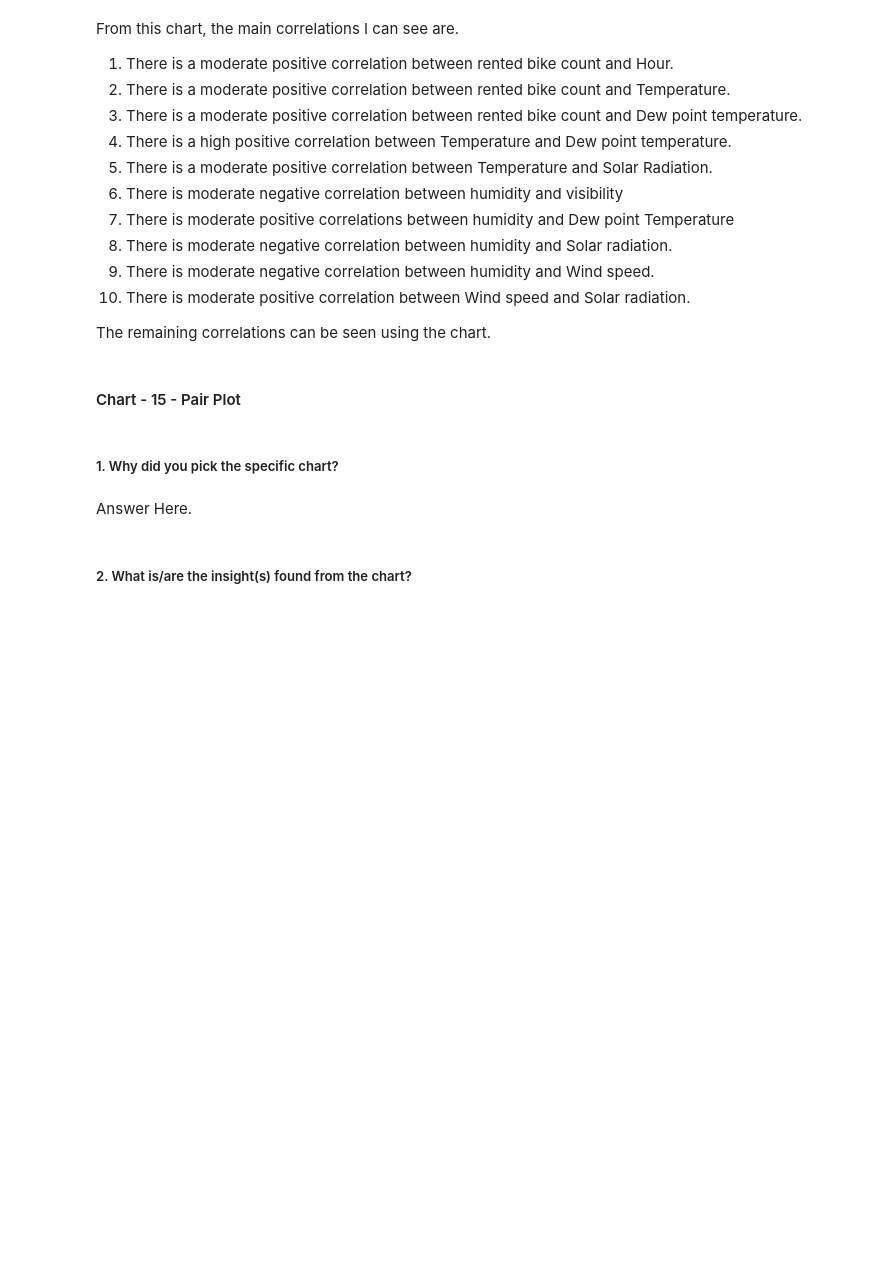
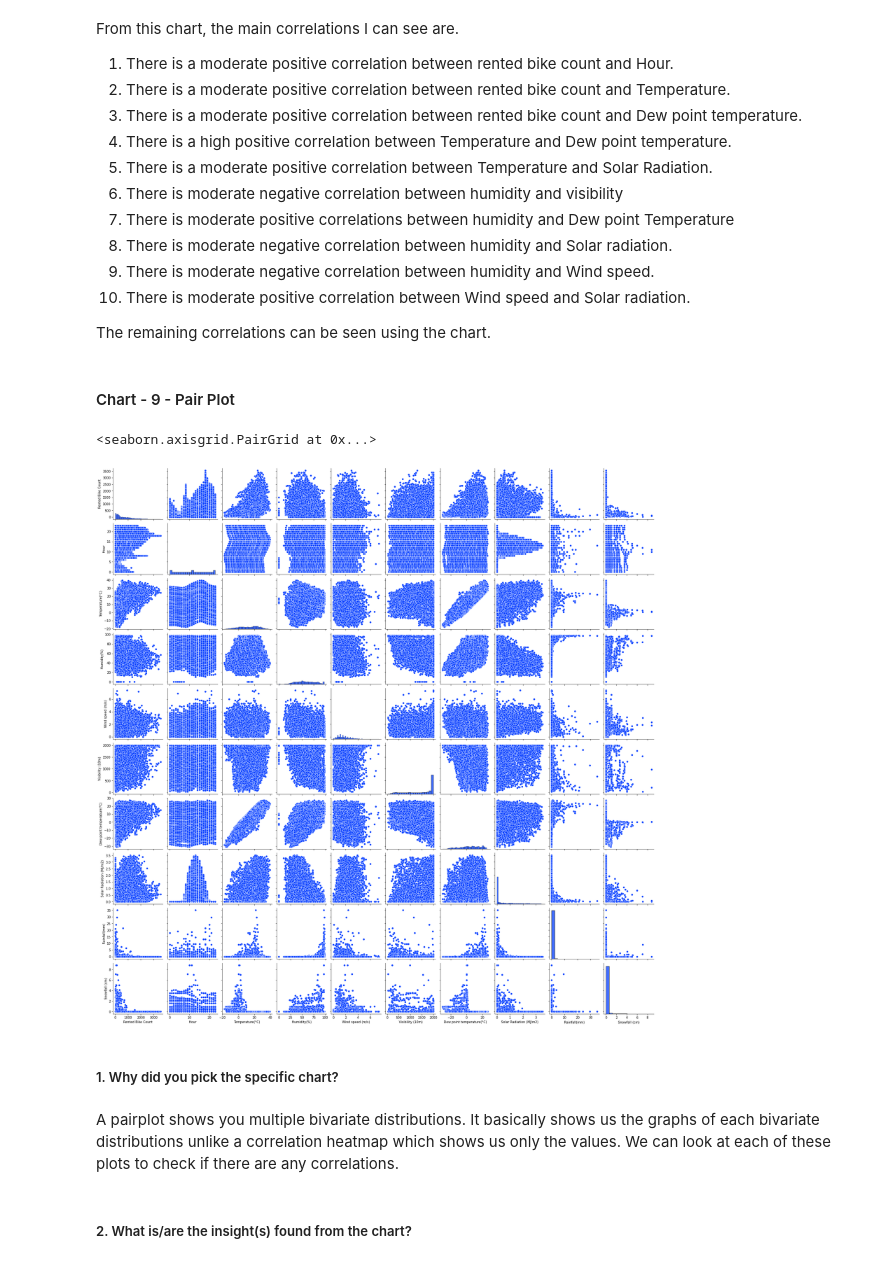
Before and after one commit to Sharath670/Linear-Regression-Capstone-Proj-2-, a Jupyter notebook: Capstone_Project_2(Linear_Regression).ipynb, the cells around one changed output. Saved outputs shown, nothing was run; the diff lists cells and outputs as text; code cells hidden in the pictures; blank space fills up the shorter version.

```diff
--- a/Capstone_Project_2(Linear_Regression).ipynb
+++ b/Capstone_Project_2(Linear_Regression).ipynb
@@ -615,12 +611,16 @@ From this chart, the main correlations I can see are.
 
 The remaining correlations can be seen using the chart.
 # %% [markdown]
-#### Chart - 15 - Pair Plot
+#### Chart - 9 - Pair Plot
 # %%
 # Pair Plot visualization code
+sns.pairplot(df)
+# %% [output]
+<seaborn.axisgrid.PairGrid at 0x...>
+[figure, added]
 # %% [markdown]
 ##### 1. Why did you pick the specific chart?
-# %% [markdown]
-Answer Here.
+# %% [markdown]
+A pairplot shows you multiple bivariate distributions. It basically shows us the graphs of each bivariate distributions unlike a correlation heatmap which shows us only the values. We can look at each of these plots to check if there are any correlations.
 # %% [markdown]
 ##### 2. What is/are the insight(s) found from the chart?
```
Also changed, not shown: parts of 43 cells of this notebook.
